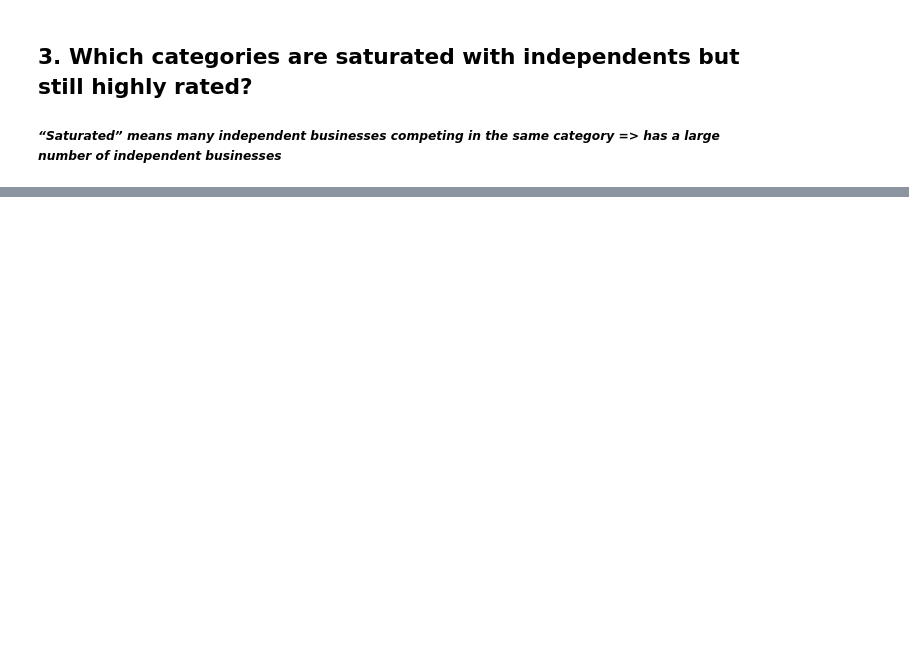
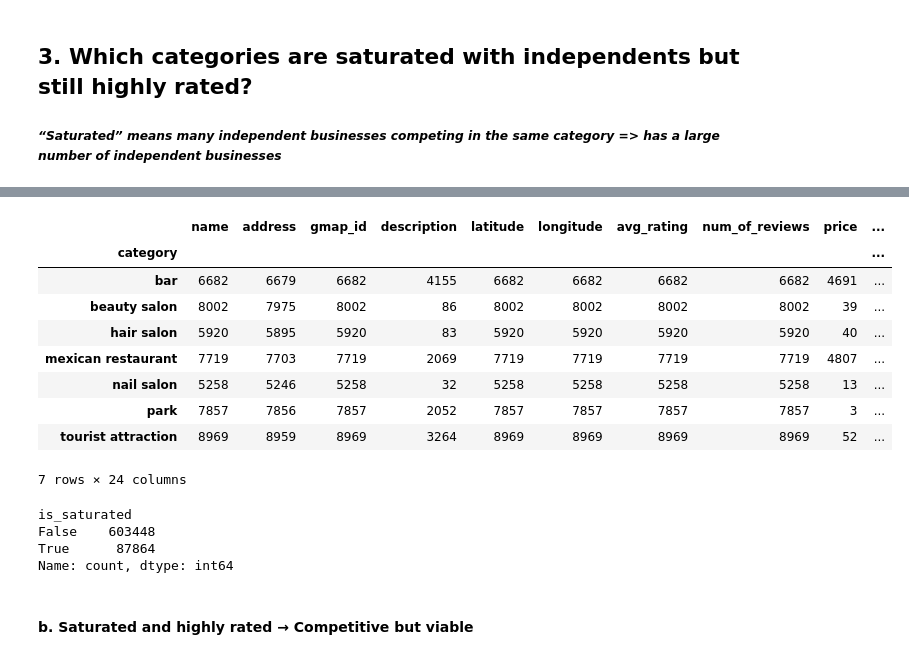
Before and after one commit to Dhrutube/DS3-LocalLens, a Jupyter notebook: final_notebook.ipynb, the cells around one changed output, grey strips where cells are left out. Cells and saved outputs as stored; diff of their text form; code cells hidden in the pictures; blank space fills up the shorter version.

```diff
--- a/final_notebook.ipynb
+++ b/final_notebook.ipynb
@@ -286,0 +418,24 @@ independent_win
+# %%
+
+bad_market = independent_normalized[(independent_normalized.get('is_saturated') == True) & (independent_normalized.get('median_rating_z') < independent_rating_threshold)]
+bad_market.groupby('category').count()
+# %% [output]
+|  | name | address | gmap_id | description | latitude | longitude | avg_rating | num_of_reviews | price | ... |
+| category |  |  |  |  |  |  |  |  |  | ... |
+| bar | 6682 | 6679 | 6682 | 4155 | 6682 | 6682 | 6682 | 6682 | 4691 | ... |
+| beauty salon | 8002 | 7975 | 8002 | 86 | 8002 | 8002 | 8002 | 8002 | 39 | ... |
+| hair salon | 5920 | 5895 | 5920 | 83 | 5920 | 5920 | 5920 | 5920 | 40 | ... |
+| mexican restaurant | 7719 | 7703 | 7719 | 2069 | 7719 | 7719 | 7719 | 7719 | 4807 | ... |
+| nail salon | 5258 | 5246 | 5258 | 32 | 5258 | 5258 | 5258 | 5258 | 13 | ... |
+| park | 7857 | 7856 | 7857 | 2052 | 7857 | 7857 | 7857 | 7857 | 3 | ... |
+| tourist attraction | 8969 | 8959 | 8969 | 3264 | 8969 | 8969 | 8969 | 8969 | 52 | ... |
+7 rows × 24 columns
+# %%
+independent_normalized['is_saturated'].value_counts()
+# %% [output]
+is_saturated
+False    603448
+True      87864
+Name: count, dtype: int64
+# %% [markdown]
+#### **b. Saturated and highly rated → Competitive but viable**
```
Also changed, not shown: parts of 16 cells of this notebook.
